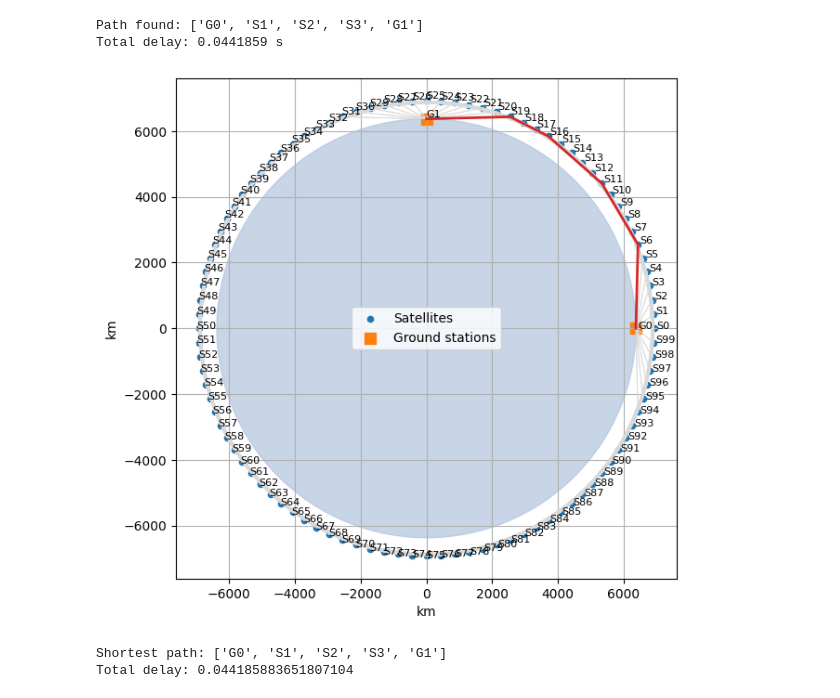
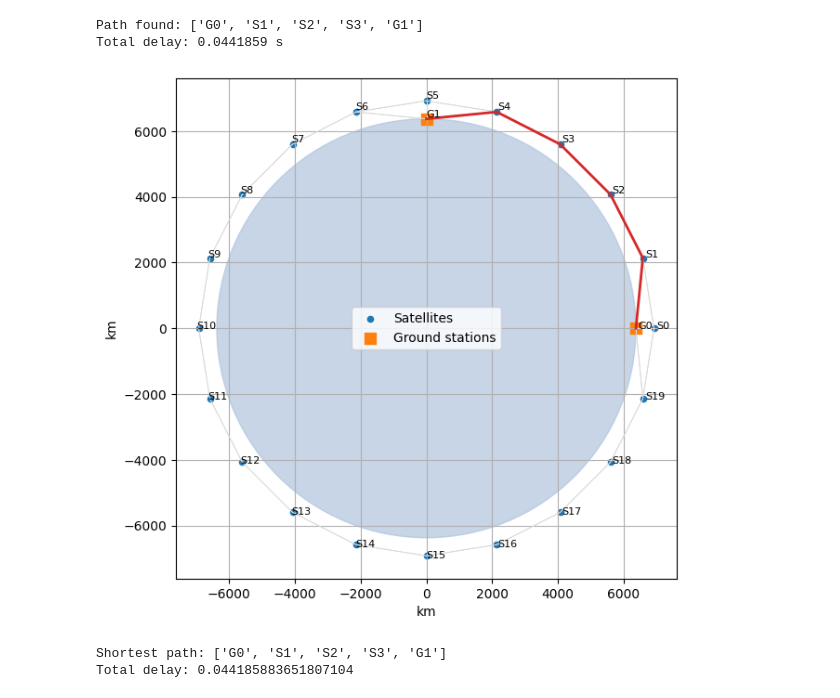
Before and after one commit to nasianikolova/Cluster-of-satellites, a Jupyter notebook: 2D-and-3D-network.ipynb, the cells around one changed output. Saved outputs shown, nothing was run; the diff lists cells and outputs as text; code cells hidden in the pictures.

```diff
--- a/2D-and-3D-network.ipynb
+++ b/2D-and-3D-network.ipynb
@@ -301,35 +301,35 @@ def plot_topology(nodes, graph, altitude_km, highlight_path=None):
 
     for n in nodes:
         ax.text(n.pos[0] * 1.01, n.pos[1] * 1.01, n.id, fontsize=8)
 
     for a in nodes:
         for b_id, _ in graph[a.id]:
             b = next(n for n in nodes if n.id == b_id)
             ax.plot([a.pos[0], b.pos[0]], [a.pos[1], b.pos[1]], color='0.85', linewidth=0.6)
 
     if highlight_path is not None and len(highlight_path) > 1:
         for i in range(len(highlight_path) - 1):
             a = next(n for n in nodes if n.id == highlight_path[i])
             b = next(n for n in nodes if n.id == highlight_path[i+1])
             ax.plot([a.pos[0], b.pos[0]], [a.pos[1], b.pos[1]], color='tab:red', linewidth=2.0)
 
     limit = 1.1 * (R_EARTH_KM + altitude_km)
     ax.set_aspect('equal', 'box')
     ax.set_xlim(-limit, limit)
     ax.set_ylim(-limit, limit)
     ax.set_xlabel('km')
     ax.set_ylabel('km')
     ax.grid(True)
     ax.legend()
     plt.show()
 
-sim = Simulation(num_sats=100, altitude_km=550.0, ground_angles_deg=[0.0, 90.0], max_isl_km=2500.0)
+sim = Simulation(num_sats=20, altitude_km=550.0, ground_angles_deg=[0.0, 90.0], max_isl_km=2500.0)
 total_delay, path = sim.shortest_path("G0", "G1")
 
 plot_topology(sim.nodes, sim.graph, sim.altitude_km, highlight_path=path)
 #for redunduncy of 5 minimum number satellites is 94 and maximum number of satellites is 109.
 # %% [output]
-[figure, old version]
+[figure, new version]
 # %%
 def animate_path_slider(sim, path, processing_delay_s=None):
     if processing_delay_s is None:
```
Also changed, not shown: parts of 2 cells of this notebook, 1 other file.
